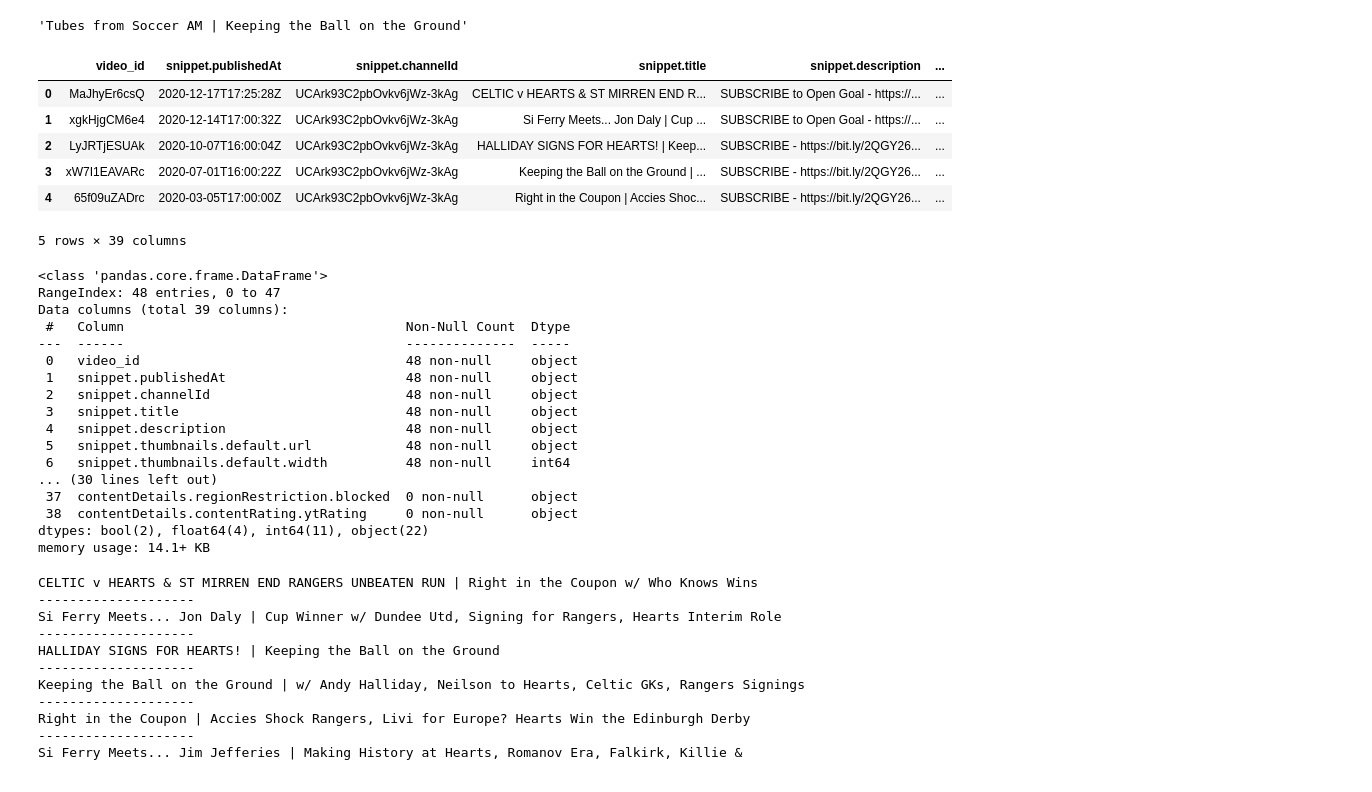
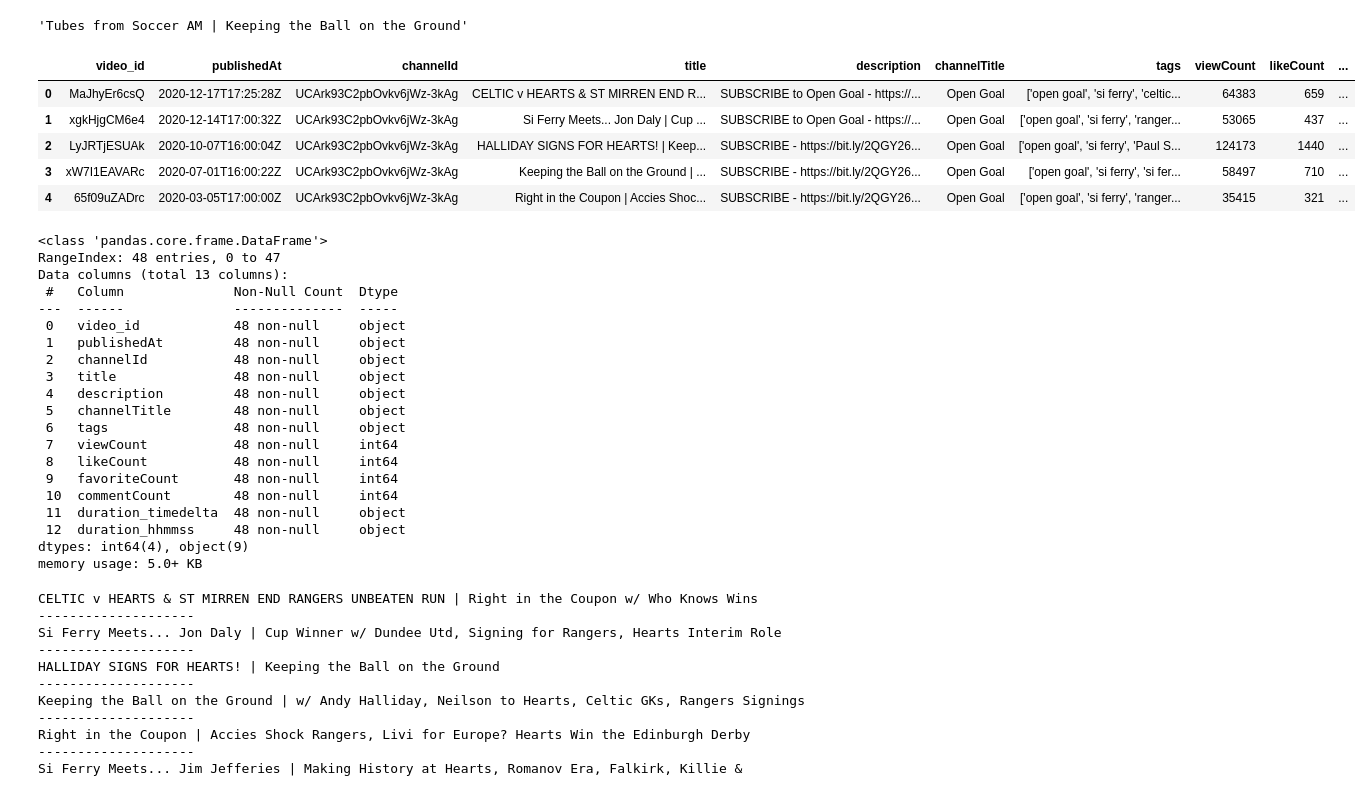
Before and after one commit to JonR45/OpenGoal, a Jupyter notebook: notebooks/4_explore_data.ipynb, the cells around one changed output. Drawn from its saved outputs; the diff is of its cells as text; code cells hidden in the pictures.

```diff
--- a/notebooks/4_explore_data.ipynb
+++ b/notebooks/4_explore_data.ipynb
@@ -50,38 +51,40 @@ df.iloc[65]['snippet.title'] # index 65
 # %% [output]
 'Tubes from Soccer AM | Keeping the Ball on the Ground'
 # %%
-hearts = df.loc[(df['snippet.title'].str.contains("hearts", case=False)) |
-      (df['snippet.title'].str.contains("scenes", case=False))]
+hearts = df.loc[(df['title'].str.contains("hearts", case=False)) |
+      (df['title'].str.contains("scenes", case=False))]
 
 hearts.reset_index(inplace=True, drop=True)
 
 hearts.head()
 # %% [output]
-|  | video_id | snippet.publishedAt | snippet.channelId | snippet.title | snippet.description | ... |
-| 0 | MaJhyEr6csQ | 2020-12-17T17:25:28Z | UCArk93C2pbOvkv6jWz-3kAg | CELTIC v HEARTS & ST MIRREN END R... | SUBSCRIBE to Open Goal - https://... | ... |
-| 1 | xgkHjgCM6e4 | 2020-12-14T17:00:32Z | UCArk93C2pbOvkv6jWz-3kAg | Si Ferry Meets... Jon Daly | Cup ... | SUBSCRIBE to Open Goal - https://... | ... |
-| 2 | LyJRTjESUAk | 2020-10-07T16:00:04Z | UCArk93C2pbOvkv6jWz-3kAg | HALLIDAY SIGNS FOR HEARTS! | Keep... | SUBSCRIBE - https://bit.ly/2QGY26... | ... |
-| 3 | xW7I1EAVARc | 2020-07-01T16:00:22Z | UCArk93C2pbOvkv6jWz-3kAg | Keeping the Ball on the Ground | ... | SUBSCRIBE - https://bit.ly/2QGY26... | ... |
-| 4 | 65f09uZADrc | 2020-03-05T17:00:00Z | UCArk93C2pbOvkv6jWz-3kAg | Right in the Coupon | Accies Shoc... | SUBSCRIBE - https://bit.ly/2QGY26... | ... |
+|  | video_id | publishedAt | channelId | title | description | channelTitle | tags | viewCount | likeCount | ... |
+| 0 | MaJhyEr6csQ | 2020-12-17T17:25:28Z | UCArk93C2pbOvkv6jWz-3kAg | CELTIC v HEARTS & ST MIRREN END R... | SUBSCRIBE to Open Goal - https://... | Open Goal | ['open goal', 'si ferry', 'celtic... | 64383 | 659 | ... |
+| 1 | xgkHjgCM6e4 | 2020-12-14T17:00:32Z | UCArk93C2pbOvkv6jWz-3kAg | Si Ferry Meets... Jon Daly | Cup ... | SUBSCRIBE to Open Goal - https://... | Open Goal | ['open goal', 'si ferry', 'ranger... | 53065 | 437 | ... |
+| 2 | LyJRTjESUAk | 2020-10-07T16:00:04Z | UCArk93C2pbOvkv6jWz-3kAg | HALLIDAY SIGNS FOR HEARTS! | Keep... | SUBSCRIBE - https://bit.ly/2QGY26... | Open Goal | ['open goal', 'si ferry', 'Paul S... | 124173 | 1440 | ... |
+| 3 | xW7I1EAVARc | 2020-07-01T16:00:22Z | UCArk93C2pbOvkv6jWz-3kAg | Keeping the Ball on the Ground | ... | SUBSCRIBE - https://bit.ly/2QGY26... | Open Goal | ['open goal', 'si ferry', 'si fer... | 58497 | 710 | ... |
+| 4 | 65f09uZADrc | 2020-03-05T17:00:00Z | UCArk93C2pbOvkv6jWz-3kAg | Right in the Coupon | Accies Shoc... | SUBSCRIBE - https://bit.ly/2QGY26... | Open Goal | ['open goal', 'si ferry', 'ranger... | 35415 | 321 | ... |
-5 rows × 39 columns
 # %%
 hearts.info()
 # %% [output]
 <class 'pandas.core.frame.DataFrame'>
 RangeIndex: 48 entries, 0 to 47
-Data columns (total 39 columns):
- #   Column                                    Non-Null Count  Dtype
----  ------                                    --------------  -----
- 0   video_id                                  48 non-null     object
- 1   snippet.publishedAt                       48 non-null     object
- 2   snippet.channelId                         48 non-null     object
- 3   snippet.title                             48 non-null     object
- 4   snippet.description                       48 non-null     object
- 5   snippet.thumbnails.default.url            48 non-null     object
- 6   snippet.thumbnails.default.width          48 non-null     int64
-... (30 lines left out)
- 37  contentDetails.regionRestriction.blocked  0 non-null      object
- 38  contentDetails.contentRating.ytRating     0 non-null      object
-dtypes: bool(2), float64(4), int64(11), object(22)
-memory usage: 14.1+ KB
+Data columns (total 13 columns):
+ #   Column              Non-Null Count  Dtype
+---  ------              --------------  -----
+ 0   video_id            48 non-null     object
+ 1   publishedAt         48 non-null     object
+ 2   channelId           48 non-null     object
+ 3   title               48 non-null     object
+ 4   description         48 non-null     object
+ 5   channelTitle        48 non-null     object
+ 6   tags                48 non-null     object
+ 7   viewCount           48 non-null     int64
+ 8   likeCount           48 non-null     int64
+ 9   favoriteCount       48 non-null     int64
+ 10  commentCount        48 non-null     int64
+ 11  duration_timedelta  48 non-null     object
+ 12  duration_hhmmss     48 non-null     object
+dtypes: int64(4), object(9)
+memory usage: 5.0+ KB
 # %%
```
Also changed, not shown: parts of 12 cells of this notebook, 7 other files.
